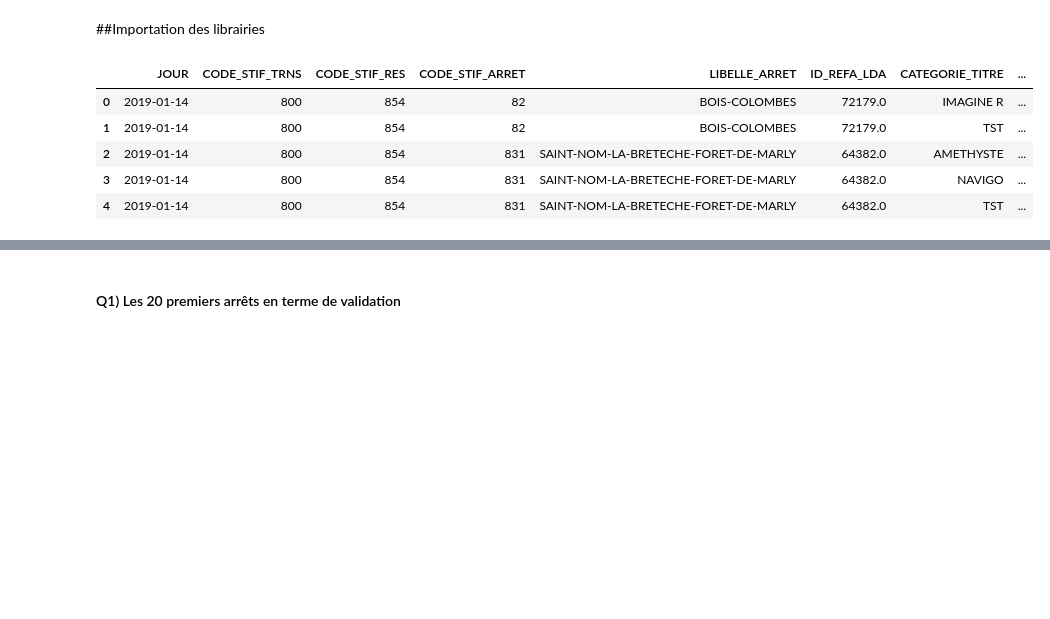
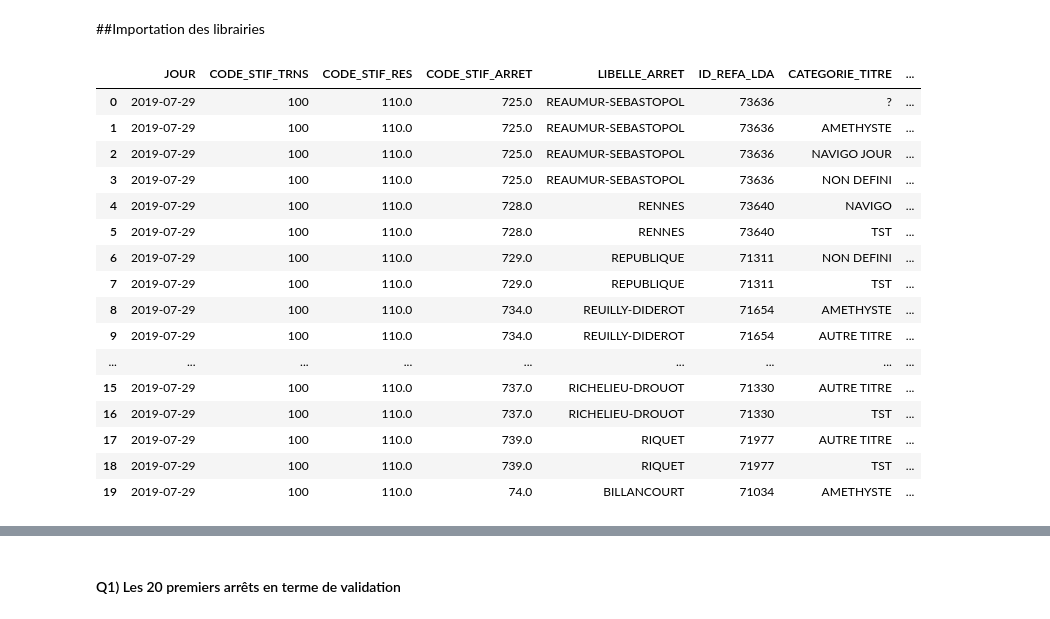
Before and after one commit to ChristiiK/AppliDataSncf, a Jupyter notebook: ApplicationSncf_vf.ipynb, the cells around one changed output, grey strips where cells are left out. Cells and saved outputs as stored; diff of their text form; code cells hidden in the pictures; blank space fills up the shorter version.

```diff
--- a/ApplicationSncf_vf.ipynb
+++ b/ApplicationSncf_vf.ipynb
@@ -12,10 +10,26 @@ sncf = pd.read_excel("C:/Users/KOUADIO Christiane/Documents/Traitement_données/
+# %%
+#sncf = pd.read_csv("C:/Users/KOUADIO Christiane/Documents/Traitement_données/validations-sncf.csv")
+
+sncf=pd.read_csv('C:/Users/KOUADIO Christiane/Documents/Traitement_données/validations-sncf.csv', sep=';', index_col=0)
 # %%
 # lire l'en-tête du data frame
-sncf.head()
+sncf.reset_index(0, inplace=True)
+sncf.head(20)
 # %% [output]
 |  | JOUR | CODE_STIF_TRNS | CODE_STIF_RES | CODE_STIF_ARRET | LIBELLE_ARRET | ID_REFA_LDA | CATEGORIE_TITRE | ... |
-| 0 | 2019-01-14 | 800 | 854 | 82 | BOIS-COLOMBES | 72179.0 | IMAGINE R | ... |
-| 1 | 2019-01-14 | 800 | 854 | 82 | BOIS-COLOMBES | 72179.0 | TST | ... |
-| 2 | 2019-01-14 | 800 | 854 | 831 | SAINT-NOM-LA-BRETECHE-FORET-DE-MARLY | 64382.0 | AMETHYSTE | ... |
-| 3 | 2019-01-14 | 800 | 854 | 831 | SAINT-NOM-LA-BRETECHE-FORET-DE-MARLY | 64382.0 | NAVIGO | ... |
-| 4 | 2019-01-14 | 800 | 854 | 831 | SAINT-NOM-LA-BRETECHE-FORET-DE-MARLY | 64382.0 | TST | ... |
+| 0 | 2019-07-29 | 100 | 110.0 | 725.0 | REAUMUR-SEBASTOPOL | 73636 | ? | ... |
+| 1 | 2019-07-29 | 100 | 110.0 | 725.0 | REAUMUR-SEBASTOPOL | 73636 | AMETHYSTE | ... |
+| 2 | 2019-07-29 | 100 | 110.0 | 725.0 | REAUMUR-SEBASTOPOL | 73636 | NAVIGO JOUR | ... |
+| 3 | 2019-07-29 | 100 | 110.0 | 725.0 | REAUMUR-SEBASTOPOL | 73636 | NON DEFINI | ... |
+| 4 | 2019-07-29 | 100 | 110.0 | 728.0 | RENNES | 73640 | NAVIGO | ... |
+| 5 | 2019-07-29 | 100 | 110.0 | 728.0 | RENNES | 73640 | TST | ... |
+| 6 | 2019-07-29 | 100 | 110.0 | 729.0 | REPUBLIQUE | 71311 | NON DEFINI | ... |
+| 7 | 2019-07-29 | 100 | 110.0 | 729.0 | REPUBLIQUE | 71311 | TST | ... |
+| 8 | 2019-07-29 | 100 | 110.0 | 734.0 | REUILLY-DIDEROT | 71654 | AMETHYSTE | ... |
+| 9 | 2019-07-29 | 100 | 110.0 | 734.0 | REUILLY-DIDEROT | 71654 | AUTRE TITRE | ... |
+| ... | ... | ... | ... | ... | ... | ... | ... | ... |
+| 15 | 2019-07-29 | 100 | 110.0 | 737.0 | RICHELIEU-DROUOT | 71330 | AUTRE TITRE | ... |
+| 16 | 2019-07-29 | 100 | 110.0 | 737.0 | RICHELIEU-DROUOT | 71330 | TST | ... |
+| 17 | 2019-07-29 | 100 | 110.0 | 739.0 | RIQUET | 71977 | AUTRE TITRE | ... |
+| 18 | 2019-07-29 | 100 | 110.0 | 739.0 | RIQUET | 71977 | TST | ... |
+| 19 | 2019-07-29 | 100 | 110.0 | 74.0 | BILLANCOURT | 71034 | AMETHYSTE | ... |
```
Also changed, not shown: parts of 27 cells of this notebook.
